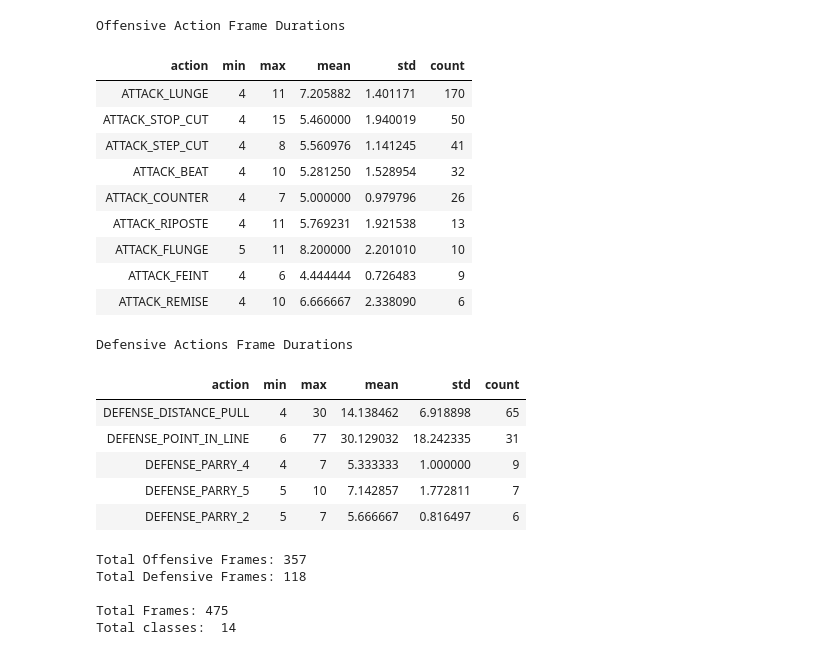
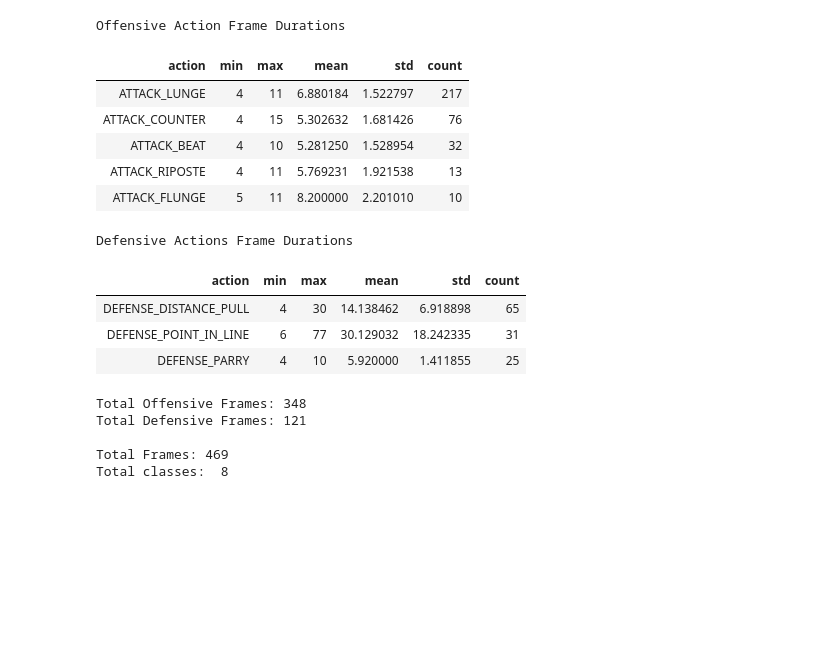
Before and after one commit to MistakesWereMaed/SaberPredict, a Jupyter notebook: Dataset/Pipeline/1-AnnotationParsing.ipynb, the cells around one changed output. Saved outputs shown, nothing was run; the diff lists cells and outputs as text; code cells hidden in the pictures; blank space fills up the shorter version.

```diff
--- a/Dataset/Pipeline/1-AnnotationParsing.ipynb
+++ b/Dataset/Pipeline/1-AnnotationParsing.ipynb
@@ -11,9 +11,25 @@ MINIMUM_ACTION_COUNT                = 5
 df = parse_annotations(PATH_ACTIONS)
 
 df["duration"] = df["end_frame"] - df["start_frame"] + 1
-df_actions = df[~df["action"].isin(["ATTACK_PREPARATION", "OTHER_NO_ACTION", "OTHER_RECOVERY"])]
+df_actions = df[~df["action"].isin(["ATTACK_PREPARATION", "OTHER_NO_ACTION", "OTHER_RECOVERY", 'ATTACK_FEINT'])]
 
-show_stats(df_actions)
+merge_map = {
+    "ATTACK_STOP_CUT": "ATTACK_COUNTER",
+    "ATTACK_STEP_CUT": "ATTACK_LUNGE",
+    "ATTACK_REMISE"  : "ATTACK_LUNGE",
+    "DEFENSE_PARRY_1": "DEFENSE_PARRY",
+    "DEFENSE_PARRY_2": "DEFENSE_PARRY",
+    "DEFENSE_PARRY_3": "DEFENSE_PARRY",
+    "DEFENSE_PARRY_4": "DEFENSE_PARRY",
+    "DEFENSE_PARRY_5": "DEFENSE_PARRY",
+}
+
+df_actions_reduced = df_actions.copy()
+df_actions_reduced["action"] = df["action"].apply(
+    lambda x: merge_map[x] if x in merge_map else x
+)
+
+show_stats(df_actions_reduced)
 # %% [output]
 Offensive Action Frame Durations
 | action | min | max | mean | std | count |
@@ -46,40 +54,34 @@ Total classes:  19
 # %%
-df_actions_short = df_actions[df_actions["duration"] < MINIMUM_DURATION]
+df_actions_short = df_actions_reduced[df_actions_reduced["duration"] < MINIMUM_DURATION]
 
-df_filtered = df_actions[~df_actions["duration"].isin(df_actions_short["duration"])]
+df_filtered = df_actions_reduced[~df_actions_reduced["duration"].isin(df_actions_short["duration"])]
 df_filtered = df_filtered[df_filtered.groupby("action")["action"].transform("size") >= MINIMUM_ACTION_COUNT]
 
 show_stats(df_filtered)
 
 df_filtered["file"] = df_filtered["source_id"] + "/" + df_filtered["clip_id"]
 df_filtered.sort_values(by=["file", "fencer", "start_frame"], inplace=True)
 
 df_filtered = df_filtered.reset_index(drop=True)
 df_filtered["action_id"] = df_filtered.index.astype(int)
 
 df_filtered = df_filtered[["file", "fencer", "action_id", "action", "start_frame", "end_frame"]]
 df_filtered.to_csv(PATH_ACTIONS_FILTERED, index=False)
 # %% [output]
 Offensive Action Frame Durations
 | action | min | max | mean | std | count |
-| ATTACK_LUNGE | 4 | 11 | 7.205882 | 1.401171 | 170 |
-| ATTACK_STOP_CUT | 4 | 15 | 5.460000 | 1.940019 | 50 |
-| ATTACK_STEP_CUT | 4 | 8 | 5.560976 | 1.141245 | 41 |
+| ATTACK_LUNGE | 4 | 11 | 6.880184 | 1.522797 | 217 |
+| ATTACK_COUNTER | 4 | 15 | 5.302632 | 1.681426 | 76 |
 | ATTACK_BEAT | 4 | 10 | 5.281250 | 1.528954 | 32 |
-| ATTACK_COUNTER | 4 | 7 | 5.000000 | 0.979796 | 26 |
 | ATTACK_RIPOSTE | 4 | 11 | 5.769231 | 1.921538 | 13 |
 | ATTACK_FLUNGE | 5 | 11 | 8.200000 | 2.201010 | 10 |
-| ATTACK_FEINT | 4 | 6 | 4.444444 | 0.726483 | 9 |
-| ATTACK_REMISE | 4 | 10 | 6.666667 | 2.338090 | 6 |
 Defensive Actions Frame Durations
 | action | min | max | mean | std | count |
 | DEFENSE_DISTANCE_PULL | 4 | 30 | 14.138462 | 6.918898 | 65 |
 | DEFENSE_POINT_IN_LINE | 6 | 77 | 30.129032 | 18.242335 | 31 |
-| DEFENSE_PARRY_4 | 4 | 7 | 5.333333 | 1.000000 | 9 |
-| DEFENSE_PARRY_5 | 5 | 10 | 7.142857 | 1.772811 | 7 |
-| DEFENSE_PARRY_2 | 5 | 7 | 5.666667 | 0.816497 | 6 |
+| DEFENSE_PARRY | 4 | 10 | 5.920000 | 1.411855 | 25 |
-Total Offensive Frames: 357
-Total Defensive Frames: 118
+Total Offensive Frames: 348
+Total Defensive Frames: 121
 
-Total Frames: 475
-Total classes:  14
+Total Frames: 469
+Total classes:  8
```
Also changed, not shown: parts of 1 cell of this notebook, 2 other files.
